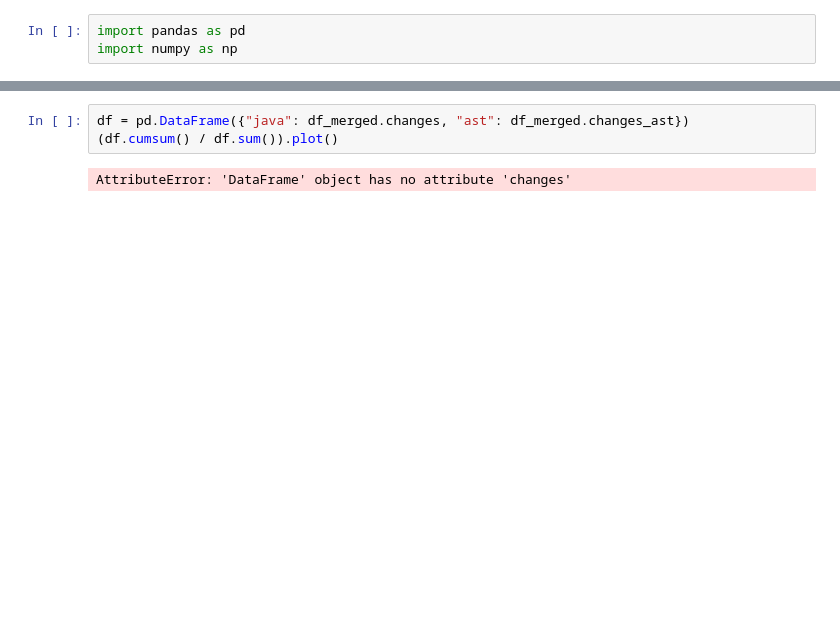
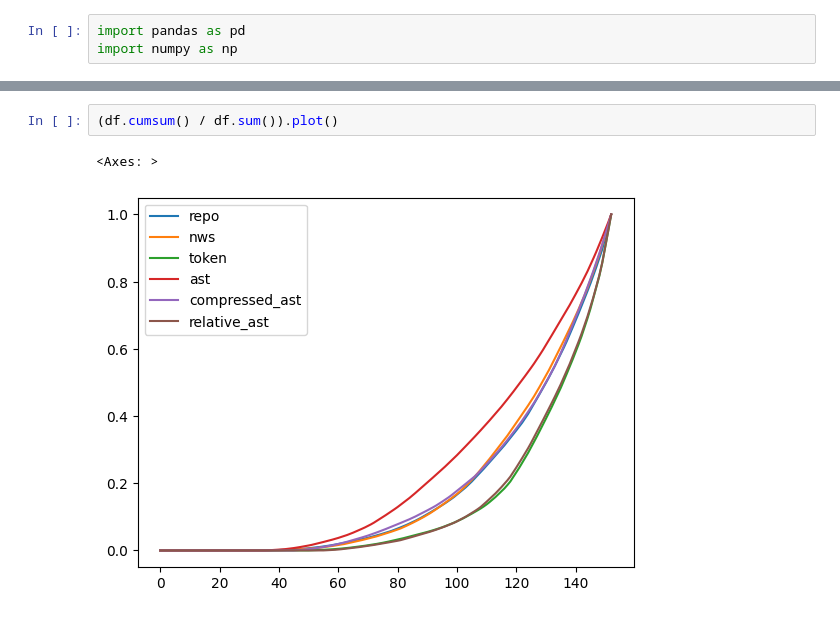
Before and after one commit to lothbrokq/formast, a Jupyter notebook: eval/evaluation.ipynb, the cells around one changed output, grey strips where cells are left out. Cells and saved outputs as stored; diff of their text form; blank space fills up the shorter version.

```diff
--- a/eval/evaluation.ipynb
+++ b/eval/evaluation.ipynb
@@ -118,5 +69,5 @@ AttributeError: 'DataFrame' object has no attribute 'changes'
 # %%
-df = pd.DataFrame({"java": df_merged.changes, "ast": df_merged.changes_ast})
 (df.cumsum() / df.sum()).plot()
 # %% [output]
-AttributeError: 'DataFrame' object has no attribute 'changes'
+<Axes: >
+[figure, added]
```
Also changed, not shown: parts of 36 cells of this notebook, 9 other files.
